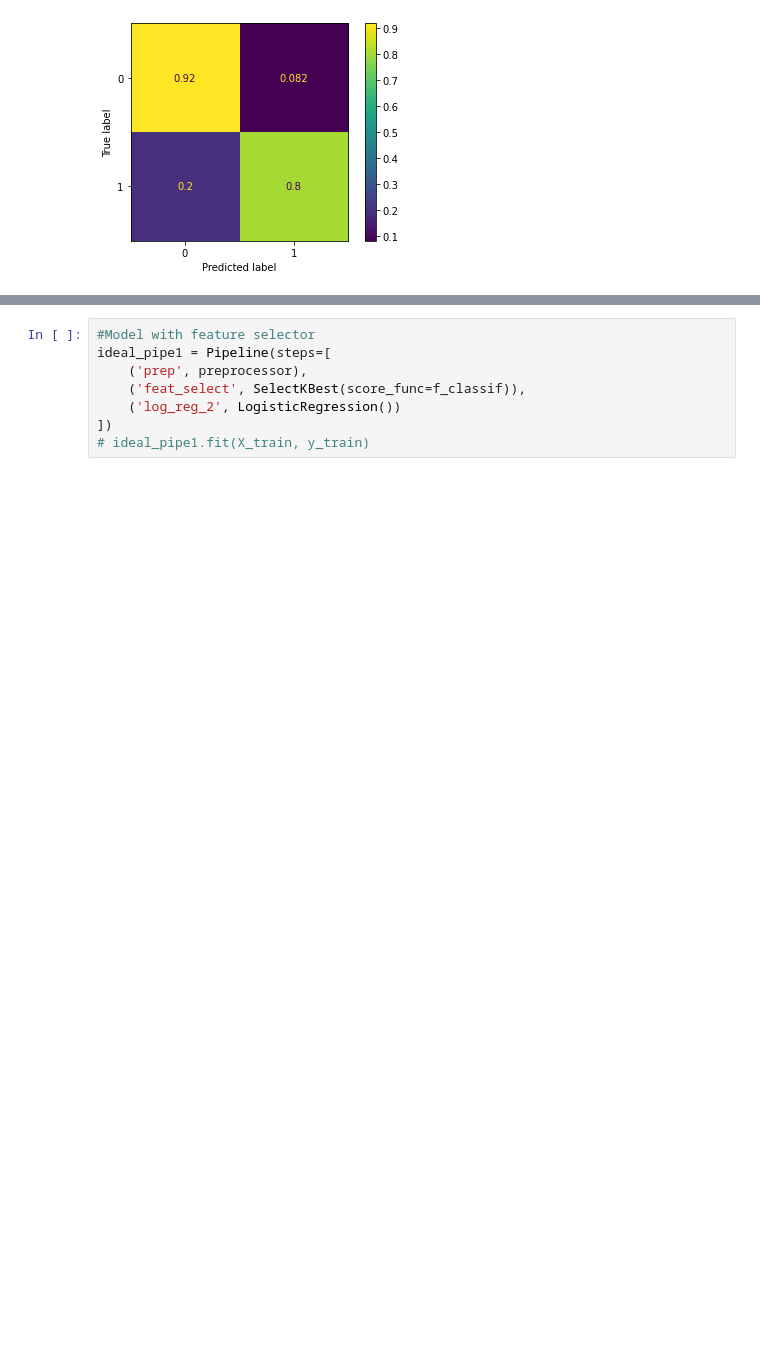
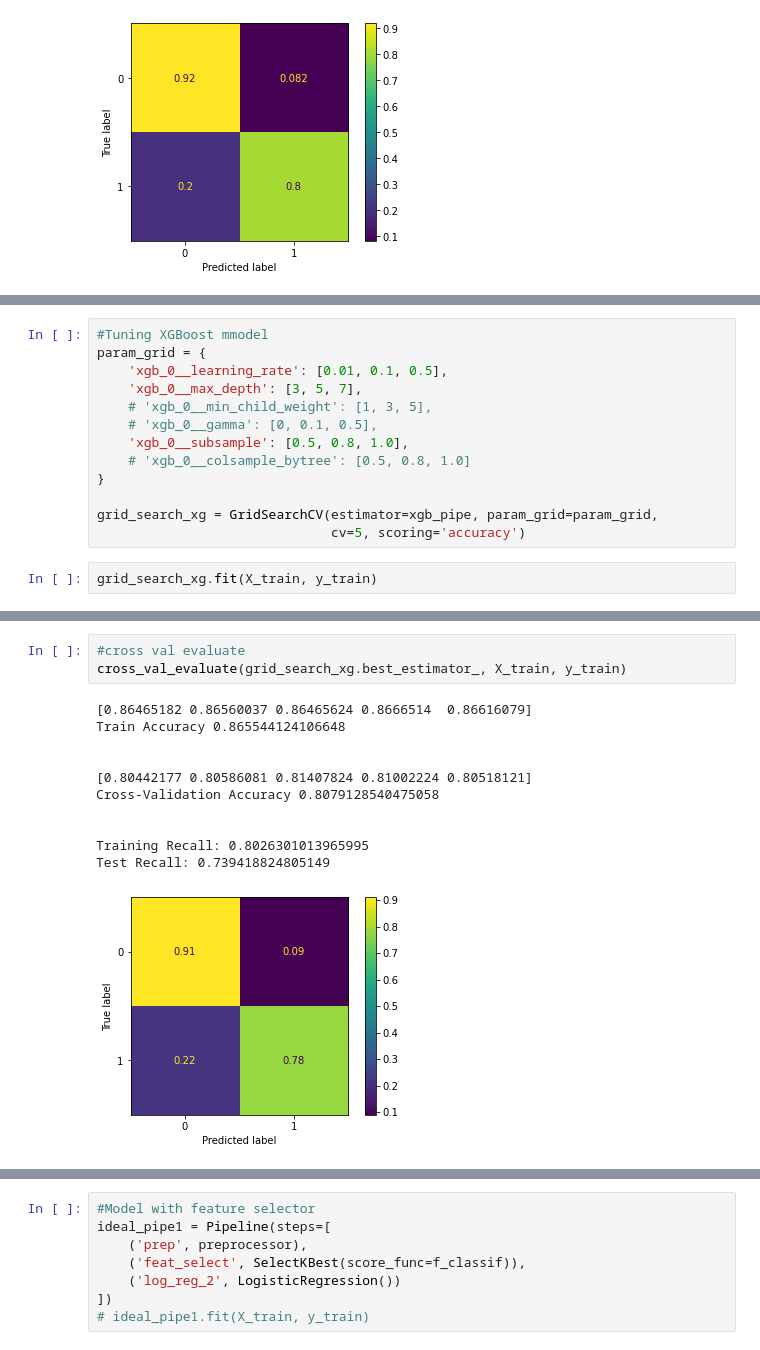
Before and after one commit to R3TR0Quan/tanzania-wells-classification, a Jupyter notebook: modelling.ipynb, the cells around one changed output, grey strips where cells are left out. Saved outputs shown, nothing was run; the diff lists cells and outputs as text; blank space fills up the shorter version.

Commit message:
All Hail XGBoost :relieved:

```diff
--- a/modelling.ipynb
+++ b/modelling.ipynb
@@ -524,0 +527,15 @@ Test Recall: 0.7180544375746509
+# %%
+#Tuning XGBoost mmodel
+param_grid = {
+    'xgb_0__learning_rate': [0.01, 0.1, 0.5],
+    'xgb_0__max_depth': [3, 5, 7],
+    # 'xgb_0__min_child_weight': [1, 3, 5],
+    # 'xgb_0__gamma': [0, 0.1, 0.5],
+    'xgb_0__subsample': [0.5, 0.8, 1.0],
+    # 'xgb_0__colsample_bytree': [0.5, 0.8, 1.0]
+}
+
+grid_search_xg = GridSearchCV(estimator=xgb_pipe, param_grid=param_grid,
+                              cv=5, scoring='accuracy')
+# %%
+grid_search_xg.fit(X_train, y_train)
@@ -525,2 +567,17 @@ Test Recall: 0.7180544375746509
+# %%
+#cross val evaluate
+cross_val_evaluate(grid_search_xg.best_estimator_, X_train, y_train)
+# %% [output]
+[0.86465182 0.86560037 0.86465624 0.8666514  0.86616079]
+Train Accuracy 0.865544124106648
+
+
+[0.80442177 0.80586081 0.81407824 0.81002224 0.80518121]
+Cross-Validation Accuracy 0.8079128540475058
+
+
+Training Recall: 0.8026301013965995
+Test Recall: 0.739418824805149
+[figure, added]
 # %% [markdown]
 **Try Feature Selection**
```
Also changed, not shown: parts of 12 cells of this notebook, 2 other files.
